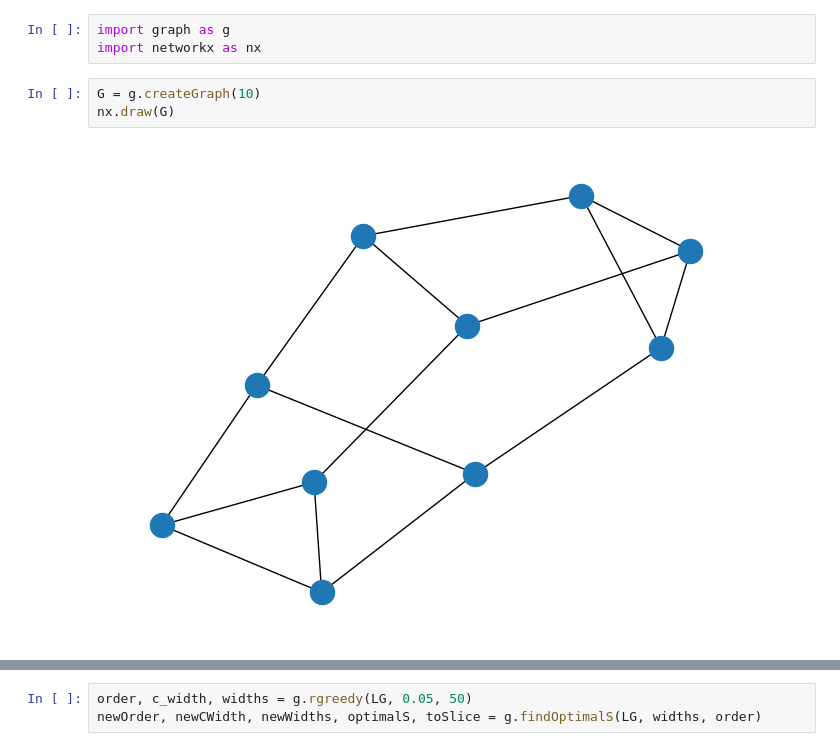
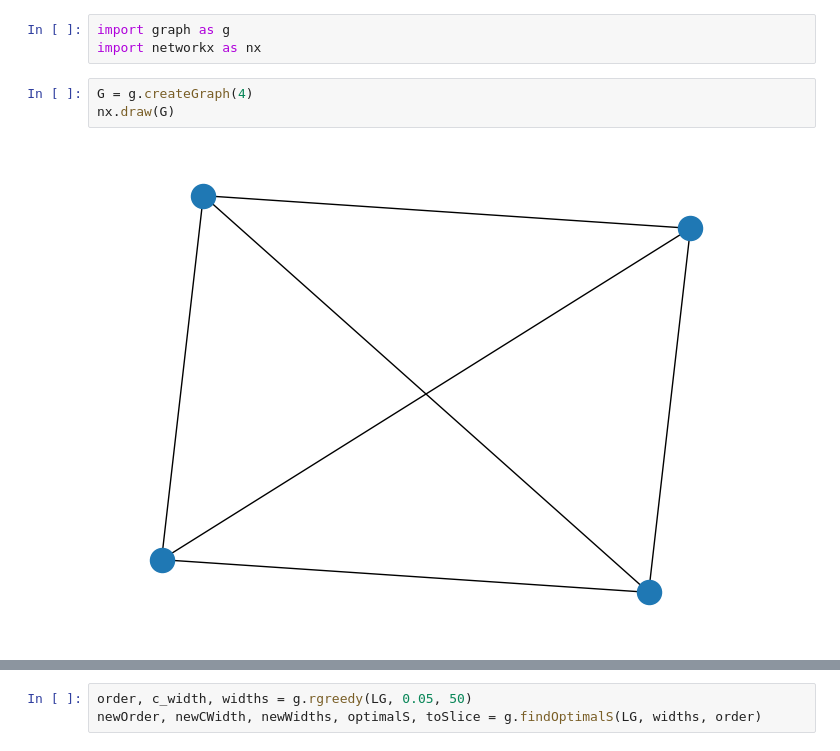
Before and after one commit to richardm1234/stepDependentSlicing_AQC, a Jupyter notebook: demo.ipynb, the cells around one changed output, grey strips where cells are left out. Drawn from its saved outputs; the diff is of its cells as text.

```diff
--- a/demo.ipynb
+++ b/demo.ipynb
@@ -15,10 +15,10 @@ Execution steps:
 import graph as g
 import networkx as nx
 # %%
-G = g.createGraph(10)
+G = g.createGraph(4)
 nx.draw(G)
 # %% [output]
-[figure, old version]
+[figure, new version]
 # %%
 circuit = g.createCircuit(G)
 circuit.draw('mpl')
```
Also changed, not shown: parts of 2 cells of this notebook, 1 other file.
